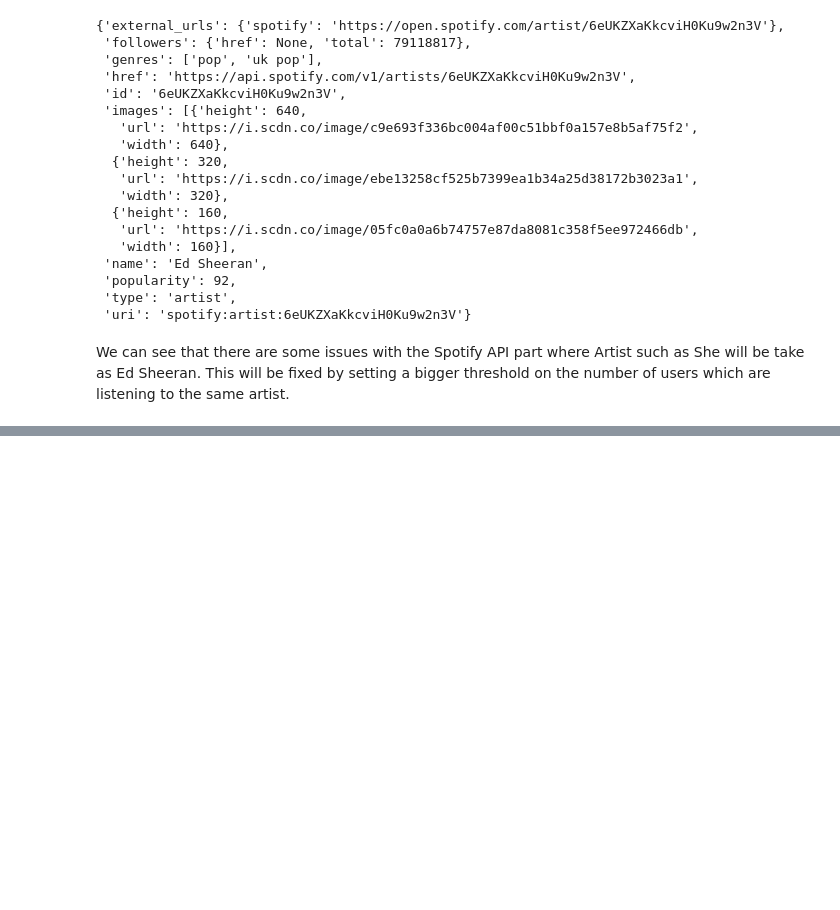
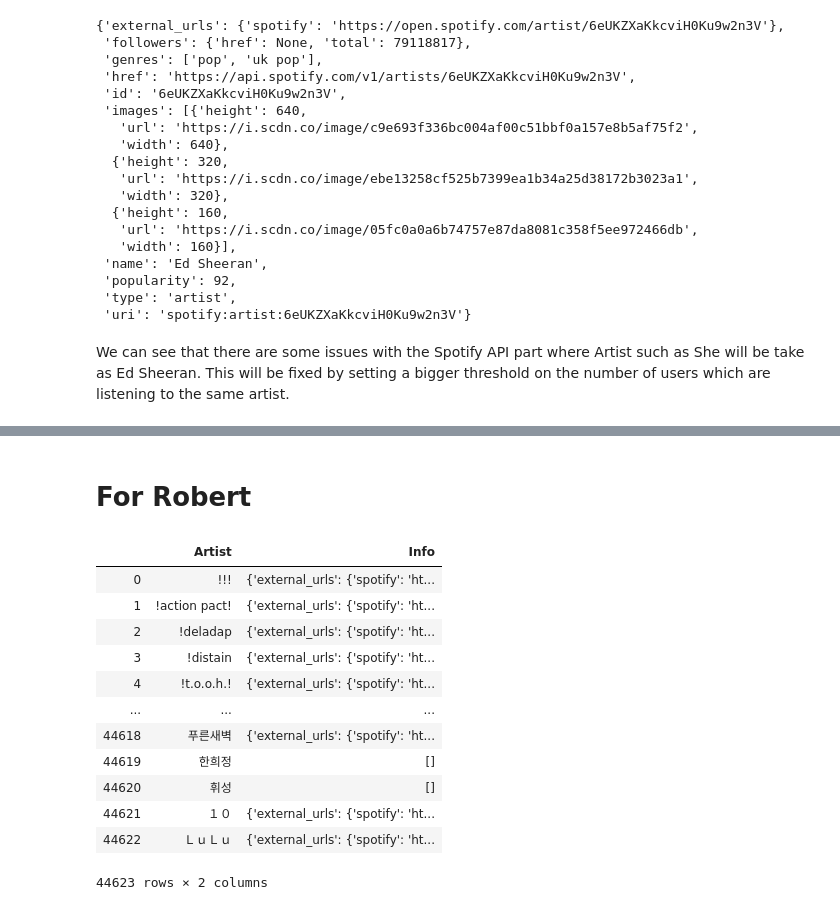
Before and after one commit to Caotick/mlbd-project, a Jupyter notebook: mlbd_project_spotify_api.ipynb, the cells around one changed output, grey strips where cells are left out. Cells and saved outputs as stored; diff of their text form; code cells hidden in the pictures; blank space fills up the shorter version.

```diff
--- a/mlbd_project_spotify_api.ipynb
+++ b/mlbd_project_spotify_api.ipynb
@@ -336,0 +391,19 @@ multipleUsers
+# %% [markdown]
+# For Robert
+# %%
+spotify_data = pd.read_csv('data/full_spotify_info.csv')
+spotify_data
+# %% [output]
+|  | Artist | Info |
+| 0 | !!! | {'external_urls': {'spotify': 'ht... |
+| 1 | !action pact! | {'external_urls': {'spotify': 'ht... |
+| 2 | !deladap | {'external_urls': {'spotify': 'ht... |
+| 3 | !distain | {'external_urls': {'spotify': 'ht... |
+| 4 | !t.o.o.h.! | {'external_urls': {'spotify': 'ht... |
+| ... | ... | ... |
+| 44618 | 푸른새벽 | {'external_urls': {'spotify': 'ht... |
+| 44619 | 한희정 | [] |
+| 44620 | 휘성 | [] |
+| 44621 | １０ | {'external_urls': {'spotify': 'ht... |
+| 44622 | ＬｕＬｕ | {'external_urls': {'spotify': 'ht... |
+44623 rows × 2 columns
```
Also changed, not shown: parts of 34 cells of this notebook, 1 other file.
